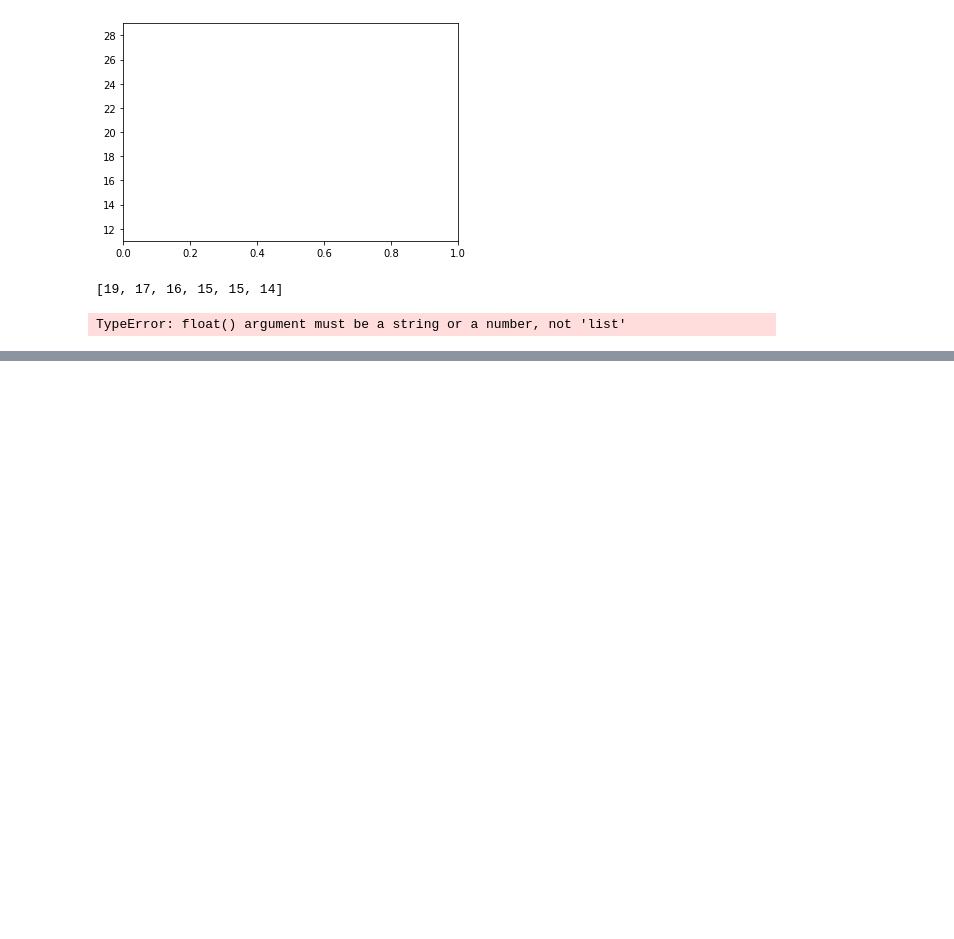
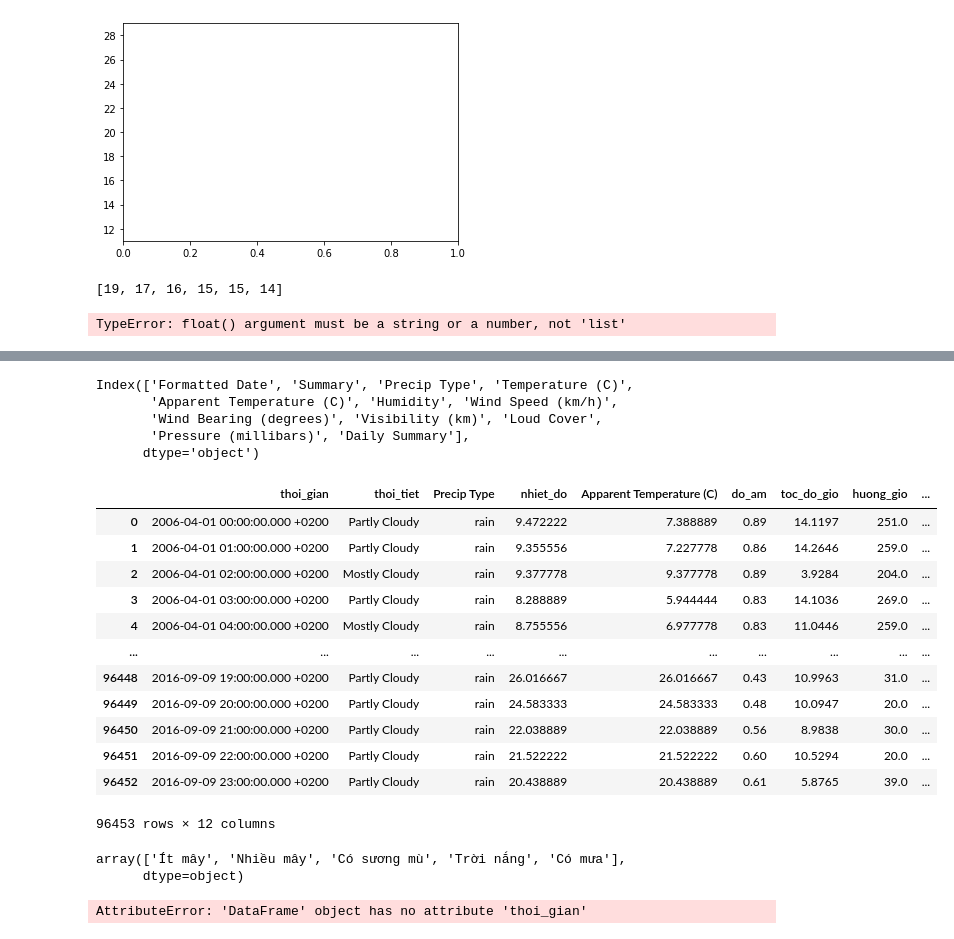
Before and after one commit to nvhuy898/weather_api, a Jupyter notebook: test.ipynb, the cells around one changed output, grey strips where cells are left out. Drawn from its saved outputs; the diff is of its cells as text; code cells hidden in the pictures; blank space fills up the shorter version.

```diff
--- a/test.ipynb
+++ b/test.ipynb
@@ -250,0 +284,41 @@ TypeError: float() argument must be a string or a number, not 'list'
+# %%
+df=pd.read_csv('weatherHistory.csv')
+# %%
+ df.columns
+# %% [output]
+Index(['Formatted Date', 'Summary', 'Precip Type', 'Temperature (C)',
+       'Apparent Temperature (C)', 'Humidity', 'Wind Speed (km/h)',
+       'Wind Bearing (degrees)', 'Visibility (km)', 'Loud Cover',
+       'Pressure (millibars)', 'Daily Summary'],
+      dtype='object')
+# %%
+df=df.rename(columns={'Formatted Date':'thoi_gian',"Summary": "thoi_tiet", "Temperature (C)": "nhiet_do",'Humidity':'do_am','Wind Speed (km/h)':'toc_do_gio','Wind Bearing (degrees)':'huong_gio','Pressure (millibars)':'ap_suat'})
+# %%
+df
+# %% [output]
+|  | thoi_gian | thoi_tiet | Precip Type | nhiet_do | Apparent Temperature (C) | do_am | toc_do_gio | huong_gio | ... |
+| 0 | 2006-04-01 00:00:00.000 +0200 | Partly Cloudy | rain | 9.472222 | 7.388889 | 0.89 | 14.1197 | 251.0 | ... |
+| 1 | 2006-04-01 01:00:00.000 +0200 | Partly Cloudy | rain | 9.355556 | 7.227778 | 0.86 | 14.2646 | 259.0 | ... |
+| 2 | 2006-04-01 02:00:00.000 +0200 | Mostly Cloudy | rain | 9.377778 | 9.377778 | 0.89 | 3.9284 | 204.0 | ... |
+| 3 | 2006-04-01 03:00:00.000 +0200 | Partly Cloudy | rain | 8.288889 | 5.944444 | 0.83 | 14.1036 | 269.0 | ... |
+| 4 | 2006-04-01 04:00:00.000 +0200 | Mostly Cloudy | rain | 8.755556 | 6.977778 | 0.83 | 11.0446 | 259.0 | ... |
+| ... | ... | ... | ... | ... | ... | ... | ... | ... | ... |
+| 96448 | 2016-09-09 19:00:00.000 +0200 | Partly Cloudy | rain | 26.016667 | 26.016667 | 0.43 | 10.9963 | 31.0 | ... |
+| 96449 | 2016-09-09 20:00:00.000 +0200 | Partly Cloudy | rain | 24.583333 | 24.583333 | 0.48 | 10.0947 | 20.0 | ... |
+| 96450 | 2016-09-09 21:00:00.000 +0200 | Partly Cloudy | rain | 22.038889 | 22.038889 | 0.56 | 8.9838 | 30.0 | ... |
+| 96451 | 2016-09-09 22:00:00.000 +0200 | Partly Cloudy | rain | 21.522222 | 21.522222 | 0.60 | 10.5294 | 20.0 | ... |
+| 96452 | 2016-09-09 23:00:00.000 +0200 | Partly Cloudy | rain | 20.438889 | 20.438889 | 0.61 | 5.8765 | 39.0 | ... |
+96453 rows × 12 columns
+# %%
+d=df[['nhiet_do','do_am','toc_do_gio','huong_gio','ap_suat','thoi_tiet']]
+d.thoi_tiet=d.thoi_tiet.replace(label)
+d.thoi_tiet.unique()
+# d.thoi_gian=pd.to_datetime(d.thoi_gian, errors='coerce')
+# d.info()
+# %% [output]
+array(['Ít mây', 'Nhiều mây', 'Có sương mù', 'Trời nắng', 'Có mưa'],
+      dtype=object)
+# %%
+d.thoi_gian.dt.hour
+# %% [output]
+AttributeError: 'DataFrame' object has no attribute 'thoi_gian'
```
Also changed, not shown: parts of 8 cells of this notebook, 5 other files.
